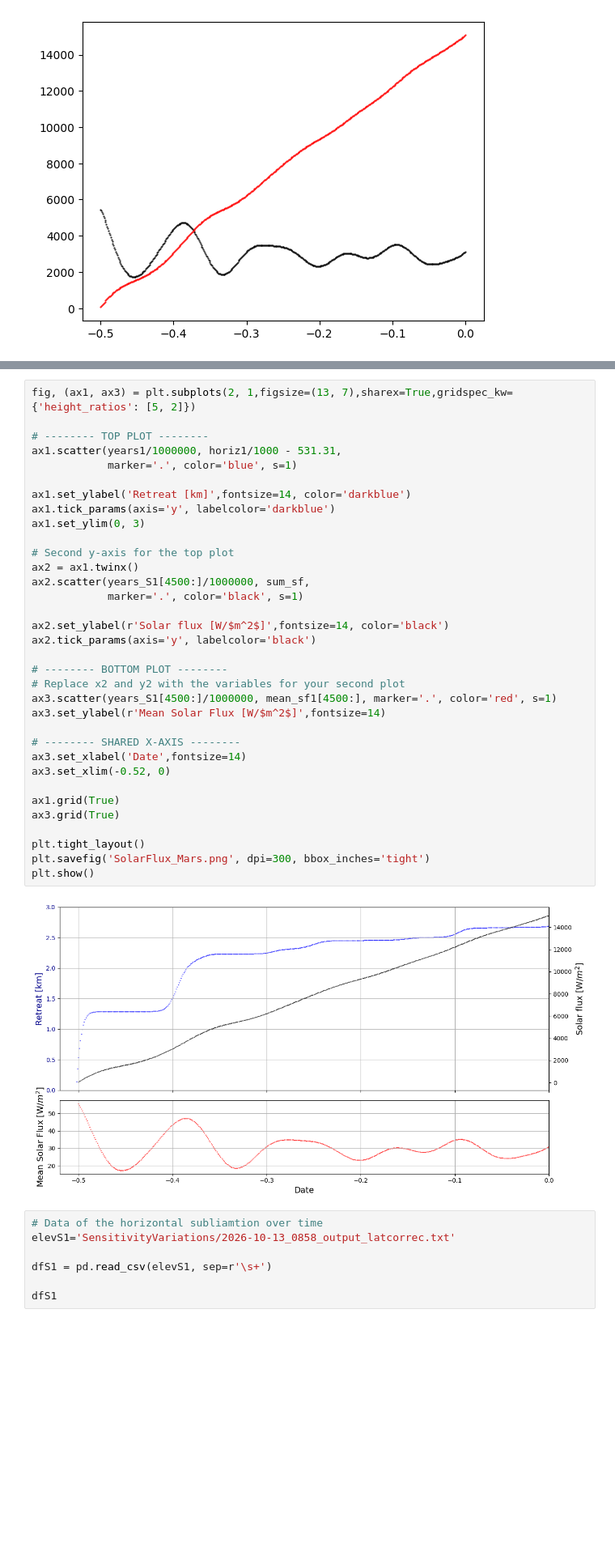
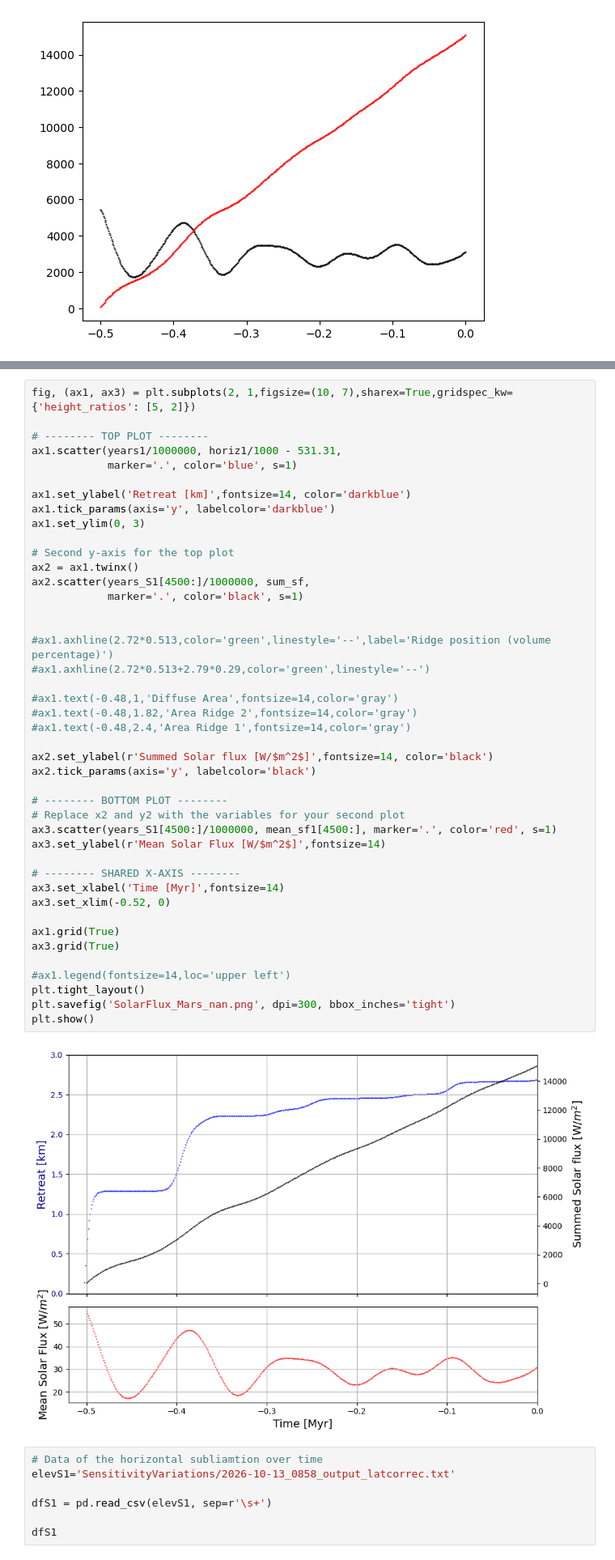
Before and after one commit to lsperezm/Martian_Icy_Scarps, a Jupyter notebook: Code/New_Scarps.ipynb, the cells around one changed output, grey strips where cells are left out. Shown at 81% size. Drawn from its saved outputs; the diff is of its cells as text; blank space fills up the shorter version.

```diff
--- a/Code/New_Scarps.ipynb
+++ b/Code/New_Scarps.ipynb
@@ -145,39 +149,48 @@ plt.scatter(years_S1[4500:]/1000000,sum_sf,marker='.',color='red',s=1)
 # %%
-fig, (ax1, ax3) = plt.subplots(2, 1,figsize=(13, 7),sharex=True,gridspec_kw={'height_ratios': [5, 2]})
+fig, (ax1, ax3) = plt.subplots(2, 1,figsize=(10, 7),sharex=True,gridspec_kw={'height_ratios': [5, 2]})
 
 # -------- TOP PLOT --------
 ax1.scatter(years1/1000000, horiz1/1000 - 531.31,
             marker='.', color='blue', s=1)
 
 ax1.set_ylabel('Retreat [km]',fontsize=14, color='darkblue')
 ax1.tick_params(axis='y', labelcolor='darkblue')
 ax1.set_ylim(0, 3)
 
 # Second y-axis for the top plot
 ax2 = ax1.twinx()
 ax2.scatter(years_S1[4500:]/1000000, sum_sf,
             marker='.', color='black', s=1)
 
-ax2.set_ylabel(r'Solar flux [W/$m^2$]',fontsize=14, color='black')
+
+#ax1.axhline(2.72*0.513,color='green',linestyle='--',label='Ridge position (volume percentage)')
+#ax1.axhline(2.72*0.513+2.79*0.29,color='green',linestyle='--')
+
+#ax1.text(-0.48,1,'Diffuse Area',fontsize=14,color='gray')
+#ax1.text(-0.48,1.82,'Area Ridge 2',fontsize=14,color='gray')
+#ax1.text(-0.48,2.4,'Area Ridge 1',fontsize=14,color='gray')
+
+ax2.set_ylabel(r'Summed Solar flux [W/$m^2$]',fontsize=14, color='black')
 ax2.tick_params(axis='y', labelcolor='black')
 
 # -------- BOTTOM PLOT --------
 # Replace x2 and y2 with the variables for your second plot
 ax3.scatter(years_S1[4500:]/1000000, mean_sf1[4500:], marker='.', color='red', s=1)
 ax3.set_ylabel(r'Mean Solar Flux [W/$m^2$]',fontsize=14)
 
 # -------- SHARED X-AXIS --------
-ax3.set_xlabel('Date',fontsize=14)
+ax3.set_xlabel('Time [Myr]',fontsize=14)
 ax3.set_xlim(-0.52, 0)
 
 ax1.grid(True)
 ax3.grid(True)
 
+#ax1.legend(fontsize=14,loc='upper left')
 plt.tight_layout()
-plt.savefig('SolarFlux_Mars.png', dpi=300, bbox_inches='tight')
+plt.savefig('SolarFlux_Mars_nan.png', dpi=300, bbox_inches='tight')
 plt.show()
 # %% [output]
-[figure, old version]
+[figure, new version]
 # %%
 # Data of the horizontal subliamtion over time
 elevS1='SensitivityVariations/2026-10-13_0858_output_latcorrec.txt'
```
Also changed, not shown: parts of 8 cells of this notebook, 18 other files.
